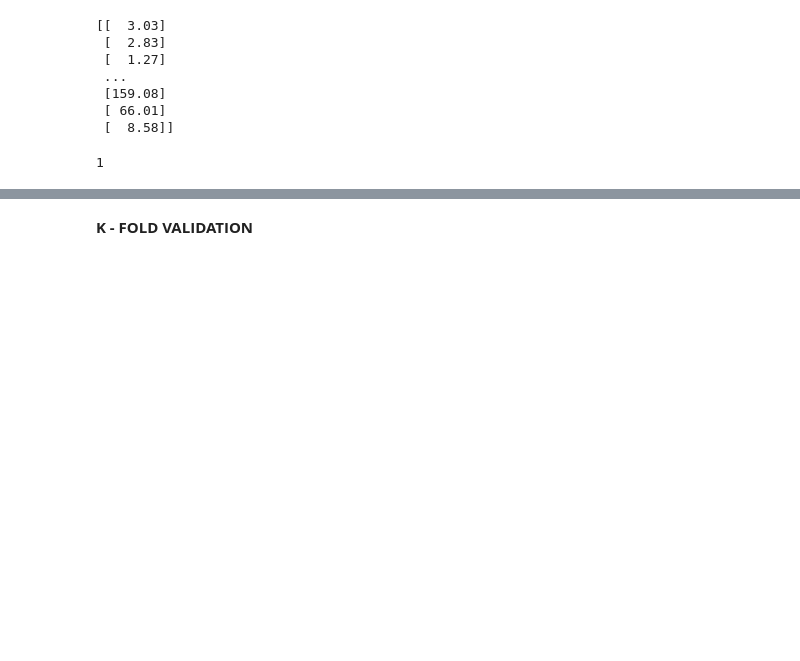
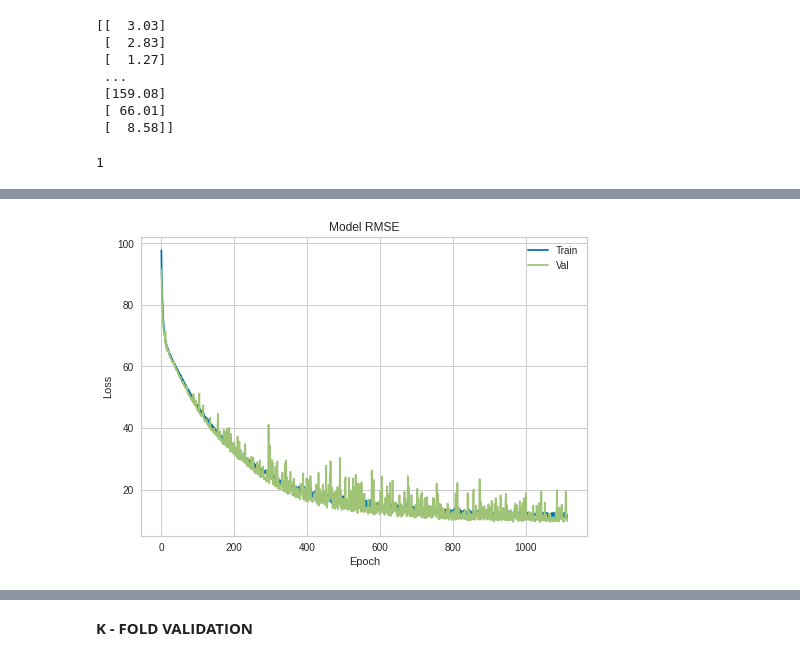
Before and after one commit to Swayamprakashpatel/Sol_ME, a Jupyter notebook: Sol_ME.ipynb, the cells around one changed output, grey strips where cells are left out. Cells and saved outputs as stored; diff of their text form; code cells hidden in the pictures; blank space fills up the shorter version.

```diff
--- a/Sol_ME.ipynb
+++ b/Sol_ME.ipynb
@@ -125,3 +125,13 @@ Validation loss is
+# %%
+plt.plot(hist.history['root_mean_squared_error'])
+plt.plot(hist.history['val_root_mean_squared_error'])
+plt.title('Model RMSE')
+plt.ylabel('Loss')
+plt.xlabel('Epoch')
+plt.legend(['Train', 'Val'], loc='upper right')
+plt.savefig('Training.svg', dpi = 600)
+# %% [output]
+[figure, added]
 # %%
 from sklearn.metrics import r2_score
 true_value = Y
```
Also changed, not shown: parts of 8 cells of this notebook.
